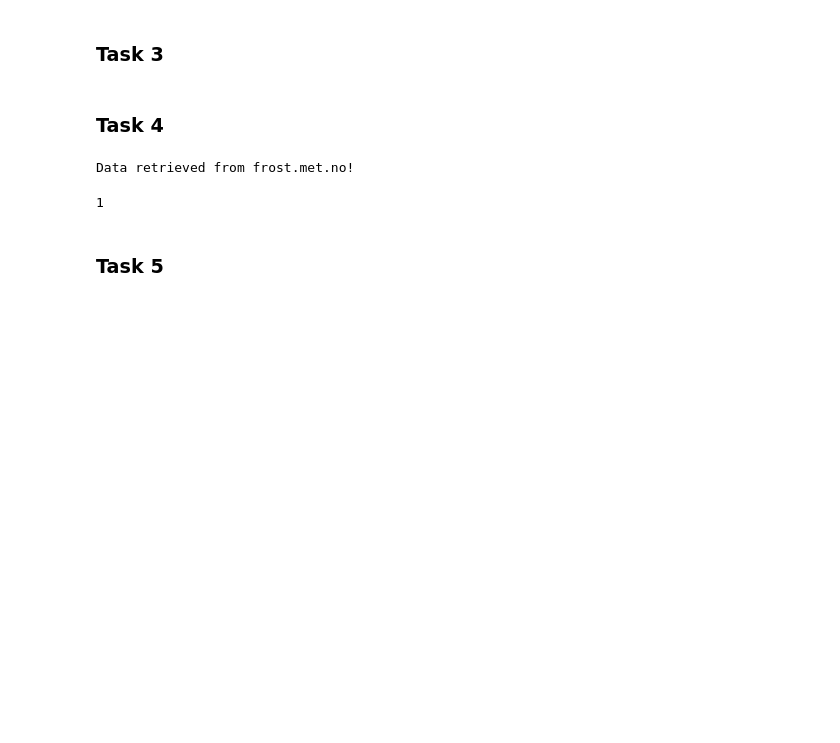
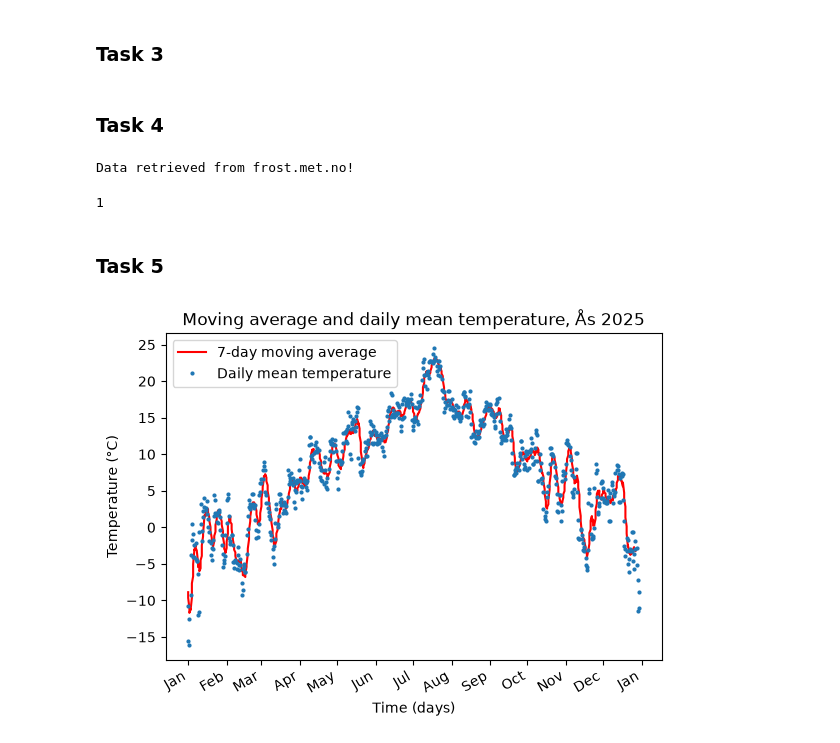
Before and after one commit to Dirven418/Deliverable1, a Jupyter notebook: weather.ipynb, the cells around one changed output. Saved outputs shown, nothing was run; the diff lists cells and outputs as text; code cells hidden in the pictures; blank space fills up the shorter version.

```diff
--- a/weather.ipynb
+++ b/weather.ipynb
@@ -211,4 +211,44 @@ Data retrieved from frost.met.no!
 # %% [markdown]
 ### Task 5
 # %%
-# code here
+
+
+def moving_average_temperature(mean_temperatures: pd.Series) -> list:
+    """Calculate the 7-day moving average for temperature."""
+
+    average_temp = []
+
+    for i in range(len(mean_temperatures) - 6):
+        seven_day_interval = mean_temperatures[i:i + 7]
+        average = sum(seven_day_interval) / 7
+        average_temp.append(average)
+
+    return average_temp
+
+
+averages_2025 = moving_average_temperature(df_mean['value'])
+
+# Finding the dates associated with the seven-day moving average
+sevenday_dates = df_mean['referenceTime'].tolist()[6:]
+
+# Finding the dates associated with the daily mean temperature
+mean_dates = df_mean['referenceTime'].tolist()
+
+# Construct a plot for the data with labeled axis
+fig, ax = plt.subplots()
+plt.plot(sevenday_dates, averages_2025, color='red', label='7-day moving average')
+plt.plot(mean_dates, df_mean['value'], 'o', markersize=2, label='Daily mean temperature')
+
+# Adding month labels to the x-axis
+ax.xaxis.set_major_locator(mdates.MonthLocator())
+ax.xaxis.set_major_formatter(mdates.DateFormatter("%b"))
+fig.autofmt_xdate()
+
+# Adding title and labels and showing the plot
+plt.xlabel('Time (days)')
+plt.ylabel('Temperature (°C)')
+plt.title('Moving average and daily mean temperature, Ås 2025')
+plt.legend()
+plt.show()
+# %% [output]
+[figure, added]
```
Also changed, not shown: parts of 1 cell of this notebook.
